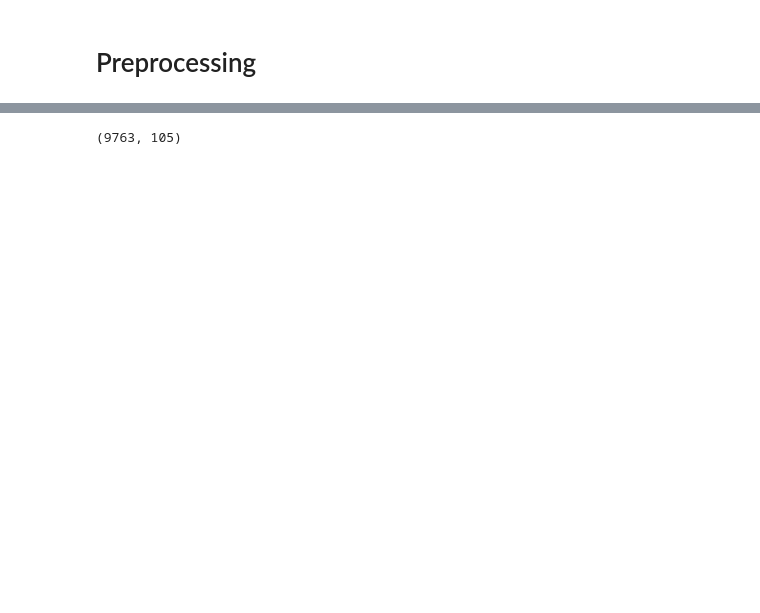
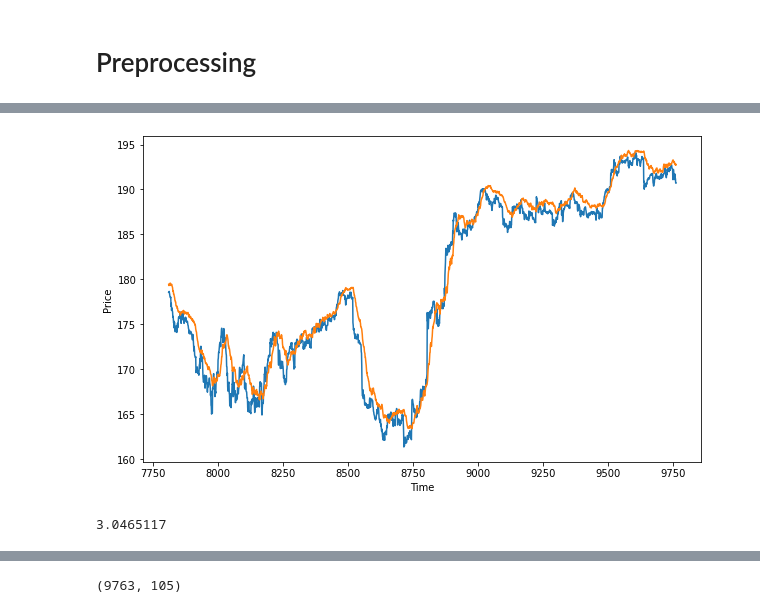
Before and after one commit to JeffJongyoon/Stock-price-prediction, a Jupyter notebook: Model.ipynb, the cells around one changed output, grey strips where cells are left out. Cells and saved outputs as stored; diff of their text form; code cells hidden in the pictures; blank space fills up the shorter version.

```diff
--- a/Model.ipynb
+++ b/Model.ipynb
@@ -88,0 +138,17 @@ df.head()
+# %%
+forecast = []
+for time in range(len(df) - window_size):
+    forecast.append(model.predict(series[time:time + window_size][np.newaxis]))
+
+forecast = forecast[split_time-window_size:]
+results = np.array(forecast)[:, 0, 0]
+
+plt.figure(figsize=(10, 6))
+plot_series(time_valid, x_valid)
+plot_series(time_valid, results)
+# %% [output]
+[figure, added]
+# %%
+tf.keras.metrics.mean_squared_error(x_valid, results).numpy()
+# %% [output]
+3.0465117
```
Also changed, not shown: parts of 45 cells of this notebook.
